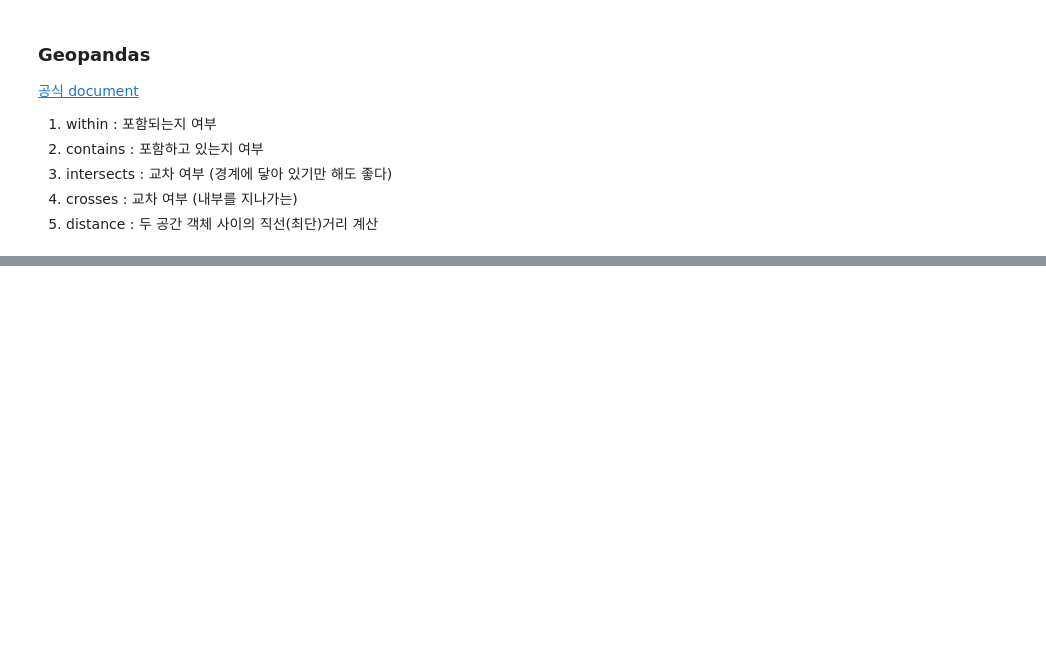
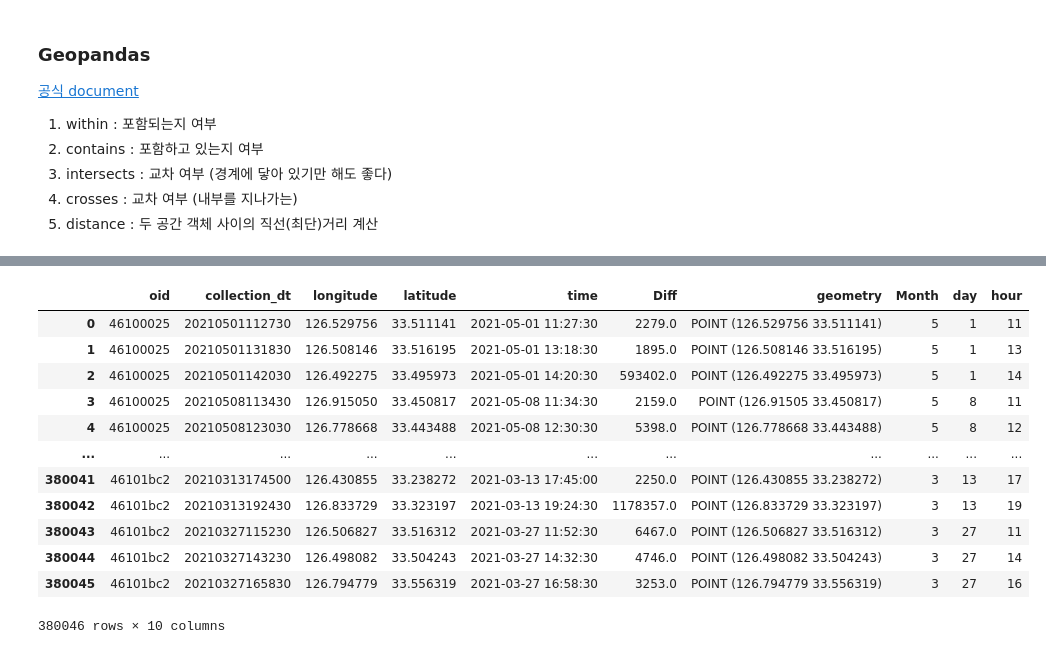
Before and after one commit to earliswell/Poster_01, a Jupyter notebook: geopandas.ipynb, the cells around one changed output, grey strips where cells are left out. Drawn from its saved outputs; the diff is of its cells as text; code cells hidden in the pictures; blank space fills up the shorter version.

```diff
--- a/geopandas.ipynb
+++ b/geopandas.ipynb
@@ -88,0 +145,2 @@ plt.show()
+# %%
+df_2 = pd.read_csv('./데이터/체류거점_2021.csv')
@@ -88,0 +165,20 @@ plt.show()
+# %%
+df_2['Month'] = df_2['time'].dt.month
+df_2['day'] = df_2['time'].dt.day
+df_2['hour'] = df_2['time'].dt.hour
+
+df_2
+# %% [output]
+|  | oid | collection_dt | longitude | latitude | time | Diff | geometry | Month | day | hour |
+| 0 | 46100025 | 20210501112730 | 126.529756 | 33.511141 | 2021-05-01 11:27:30 | 2279.0 | POINT (126.529756 33.511141) | 5 | 1 | 11 |
+| 1 | 46100025 | 20210501131830 | 126.508146 | 33.516195 | 2021-05-01 13:18:30 | 1895.0 | POINT (126.508146 33.516195) | 5 | 1 | 13 |
+| 2 | 46100025 | 20210501142030 | 126.492275 | 33.495973 | 2021-05-01 14:20:30 | 593402.0 | POINT (126.492275 33.495973) | 5 | 1 | 14 |
+| 3 | 46100025 | 20210508113430 | 126.915050 | 33.450817 | 2021-05-08 11:34:30 | 2159.0 | POINT (126.91505 33.450817) | 5 | 8 | 11 |
+| 4 | 46100025 | 20210508123030 | 126.778668 | 33.443488 | 2021-05-08 12:30:30 | 5398.0 | POINT (126.778668 33.443488) | 5 | 8 | 12 |
+| ... | ... | ... | ... | ... | ... | ... | ... | ... | ... | ... |
+| 380041 | 46101bc2 | 20210313174500 | 126.430855 | 33.238272 | 2021-03-13 17:45:00 | 2250.0 | POINT (126.430855 33.238272) | 3 | 13 | 17 |
+| 380042 | 46101bc2 | 20210313192430 | 126.833729 | 33.323197 | 2021-03-13 19:24:30 | 1178357.0 | POINT (126.833729 33.323197) | 3 | 13 | 19 |
+| 380043 | 46101bc2 | 20210327115230 | 126.506827 | 33.516312 | 2021-03-27 11:52:30 | 6467.0 | POINT (126.506827 33.516312) | 3 | 27 | 11 |
+| 380044 | 46101bc2 | 20210327143230 | 126.498082 | 33.504243 | 2021-03-27 14:32:30 | 4746.0 | POINT (126.498082 33.504243) | 3 | 27 | 14 |
+| 380045 | 46101bc2 | 20210327165830 | 126.794779 | 33.556319 | 2021-03-27 16:58:30 | 3253.0 | POINT (126.794779 33.556319) | 3 | 27 | 16 |
+380046 rows × 10 columns
```
Also changed, not shown: parts of 16 cells of this notebook.
